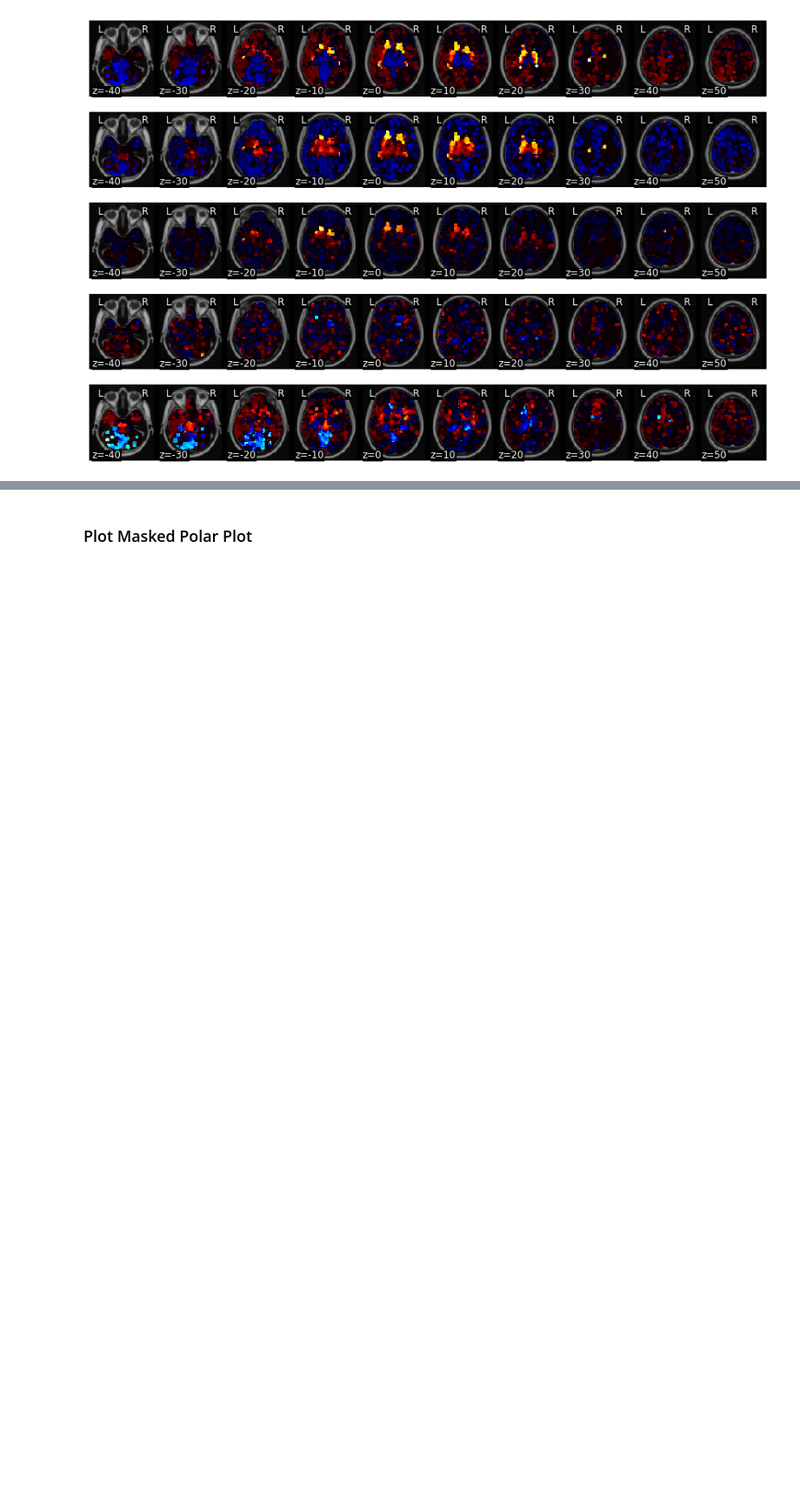
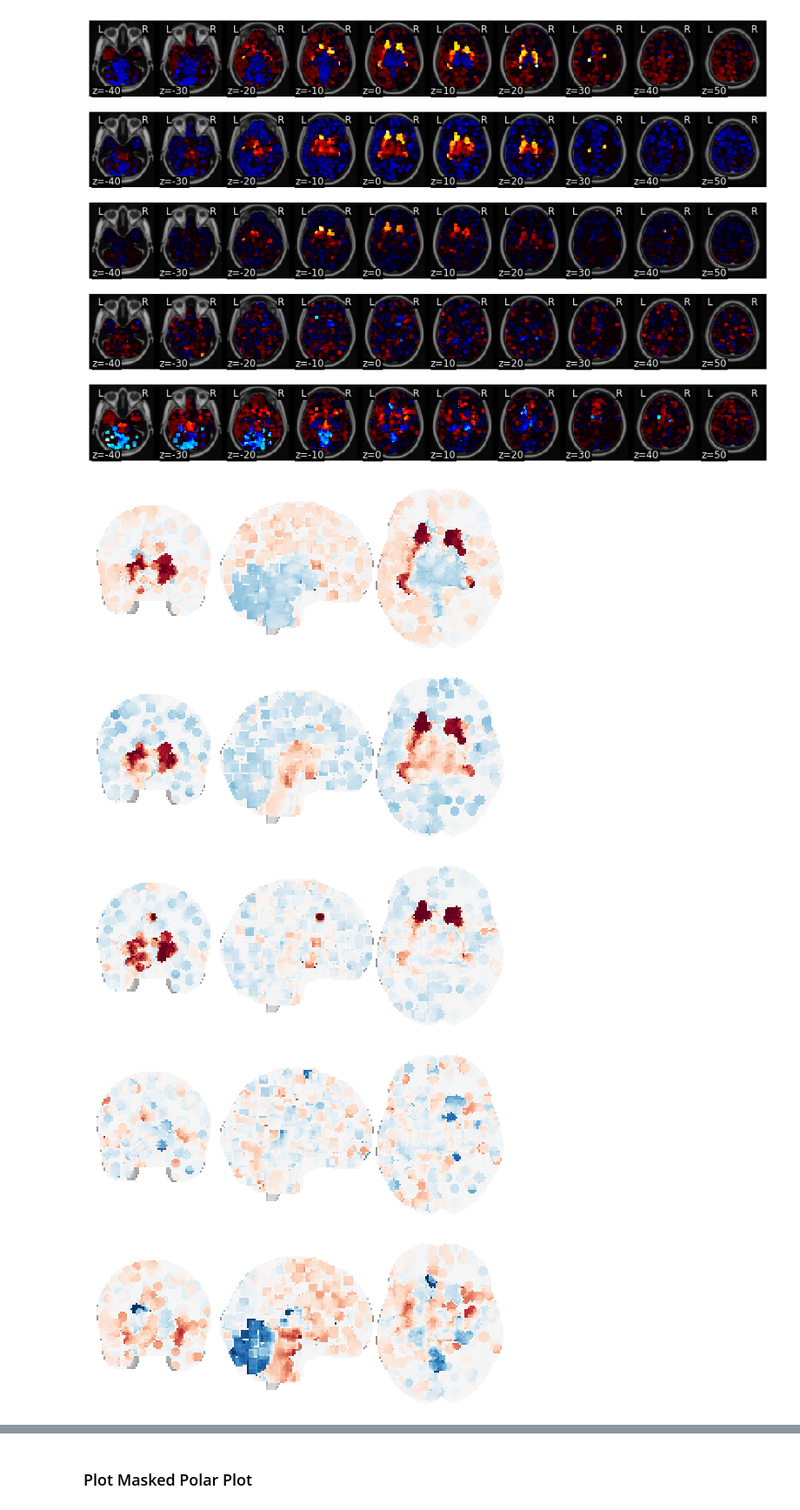
Before and after one commit to cosanlab/reward_signature, a Jupyter notebook: Notebooks/2_Reward_Brain_Model_Testing.ipynb, the cells around one changed output, grey strips where cells are left out. Shown at 87% size. Drawn from its saved outputs; the diff is of its cells as text; code cells hidden in the pictures; blank space fills up the shorter version.

```diff
--- a/Notebooks/2_Reward_Brain_Model_Testing.ipynb
+++ b/Notebooks/2_Reward_Brain_Model_Testing.ipynb
@@ -874,6 +825,27 @@ dopamine.write(os.path.join(data_dir, 'Data','NeurosynthGene','Dopamine_Genes.ni
 dopamine.plot()
 # %% [output]
 [figure]
+# %%
+dopamine = Brain_Data(os.path.join(data_dir, 'Data','NeurosynthGene','Dopamine_Genes.nii.gz'))
+i = 0
+for i in range(len(dopamine)):
+    plot_stat_map(dopamine[i].to_nifti(),
+                  cut_coords=(0,10,0),
+                display_mode="ortho",
+                  black_bg=False,
+                colorbar=False,
+                  annotate=False,
+                cmap='RdBu_r',
+                  draw_cross=False,
+                  vmax=2.5
+            )
+    plt.savefig(os.path.join(data_dir, 'Figures', f'Dopamine_D{i+1}_Ortho_White.png'), dpi=300)
+# %% [output]
+[figure, added]
+[figure, added]
+[figure, added]
+[figure, added]
+[figure, added]
 # %%
 dopamine = Brain_Data(os.path.join(data_dir, 'Data','NeurosynthGene','Dopamine_Genes.nii.gz'))
 dopamine_similarity = dopamine.similarity(reward_model, method='correlation')
```
Also changed, not shown: parts of 10 cells of this notebook, 3 other files.
